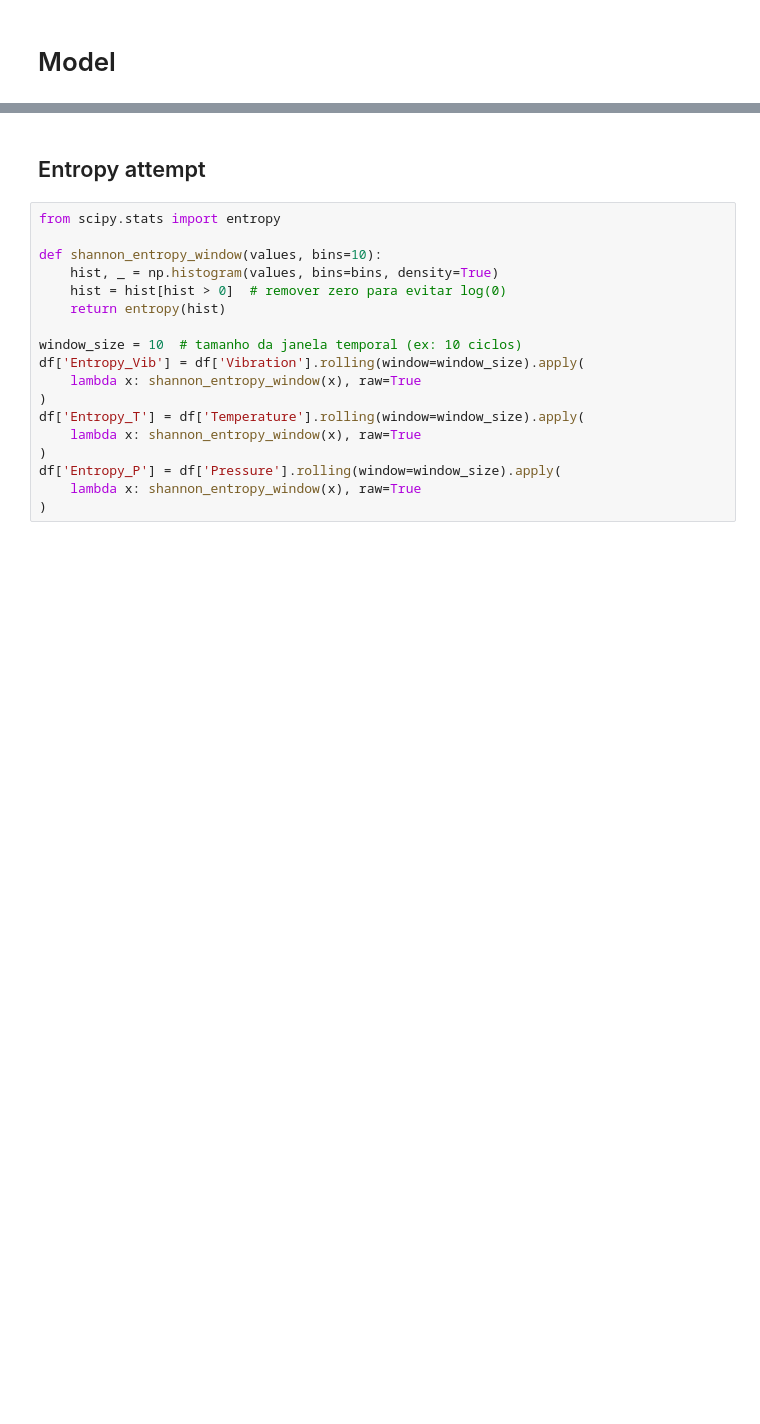
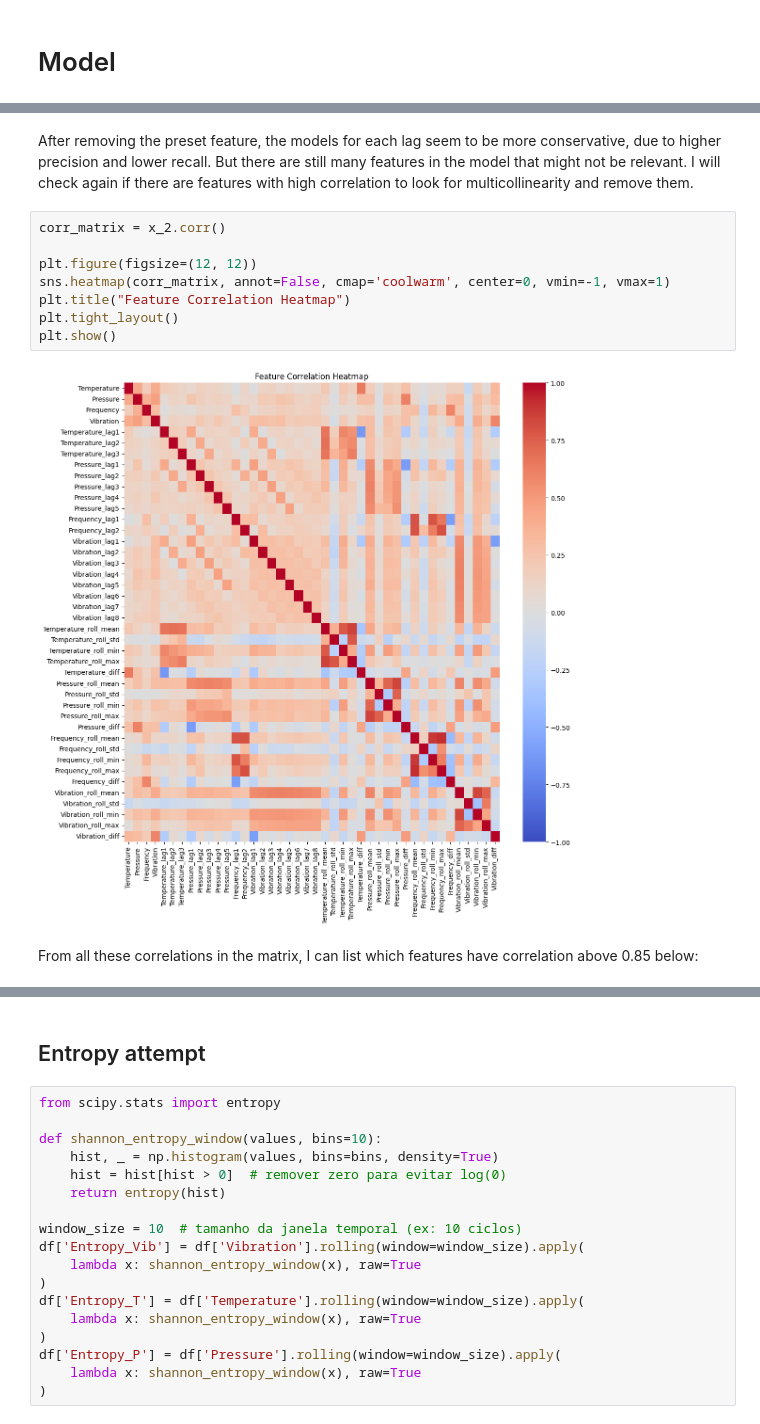
Before and after one commit to MatBom/CASE_Shape_digital, a Jupyter notebook: case_shape.ipynb, the cells around one changed output, grey strips where cells are left out. Saved outputs shown, nothing was run; the diff lists cells and outputs as text; blank space fills up the shorter version.

Commit message:
checkpoint

```diff
--- a/case_shape.ipynb
+++ b/case_shape.ipynb
@@ -462,0 +668,14 @@ plt.show()
+# %% [markdown]
+After removing the preset feature, the models for each lag seem to be more conservative, due to higher precision and lower recall. But there are still many features in the model that might not be relevant. I will check again if there are features with high correlation to look for multicollinearity and remove them.
+# %%
+corr_matrix = x_2.corr()
+
+plt.figure(figsize=(12, 12))
+sns.heatmap(corr_matrix, annot=False, cmap='coolwarm', center=0, vmin=-1, vmax=1)
+plt.title("Feature Correlation Heatmap")
+plt.tight_layout()
+plt.show()
+# %% [output]
+[figure, added]
+# %% [markdown]
+From all these correlations in the matrix, I can list which features have correlation above 0.85 below:
```
Also changed, not shown: parts of 74 cells of this notebook.
